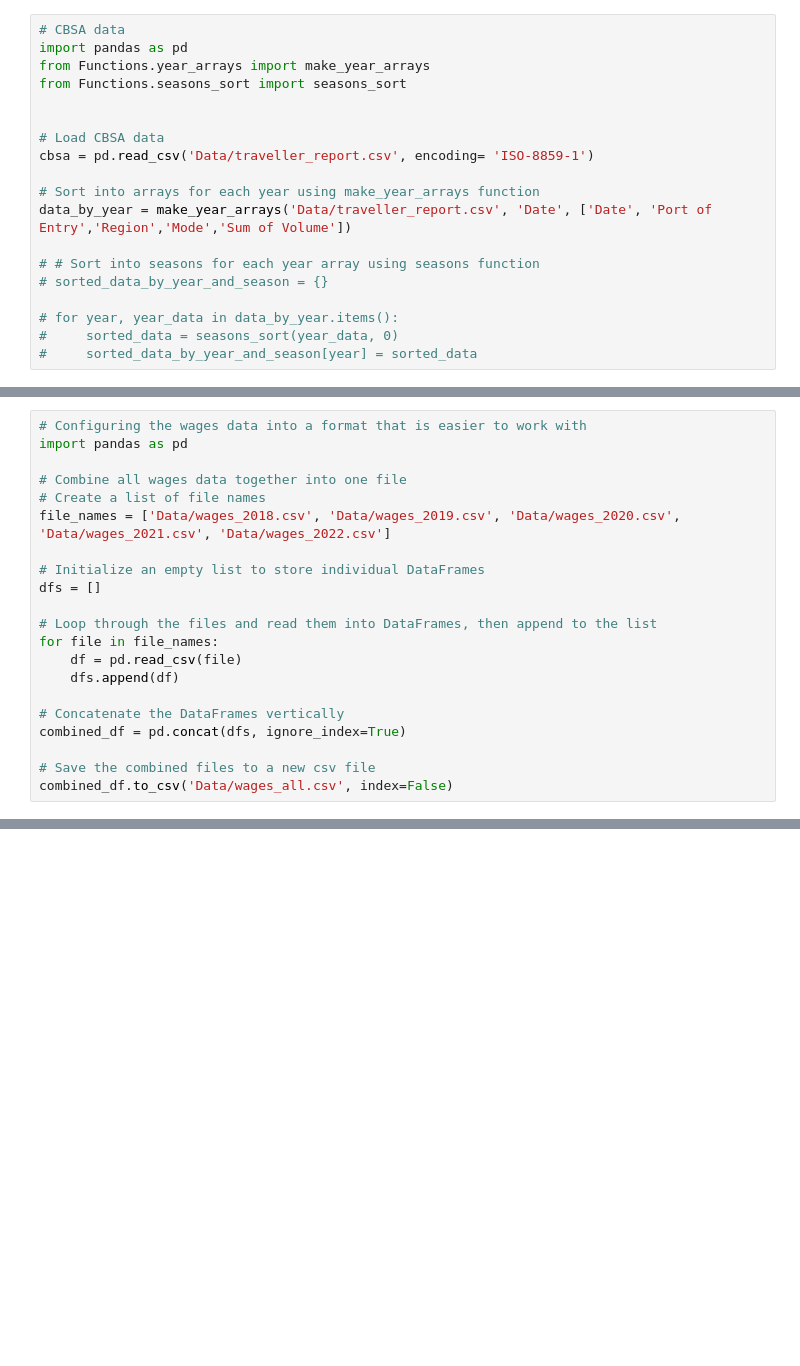
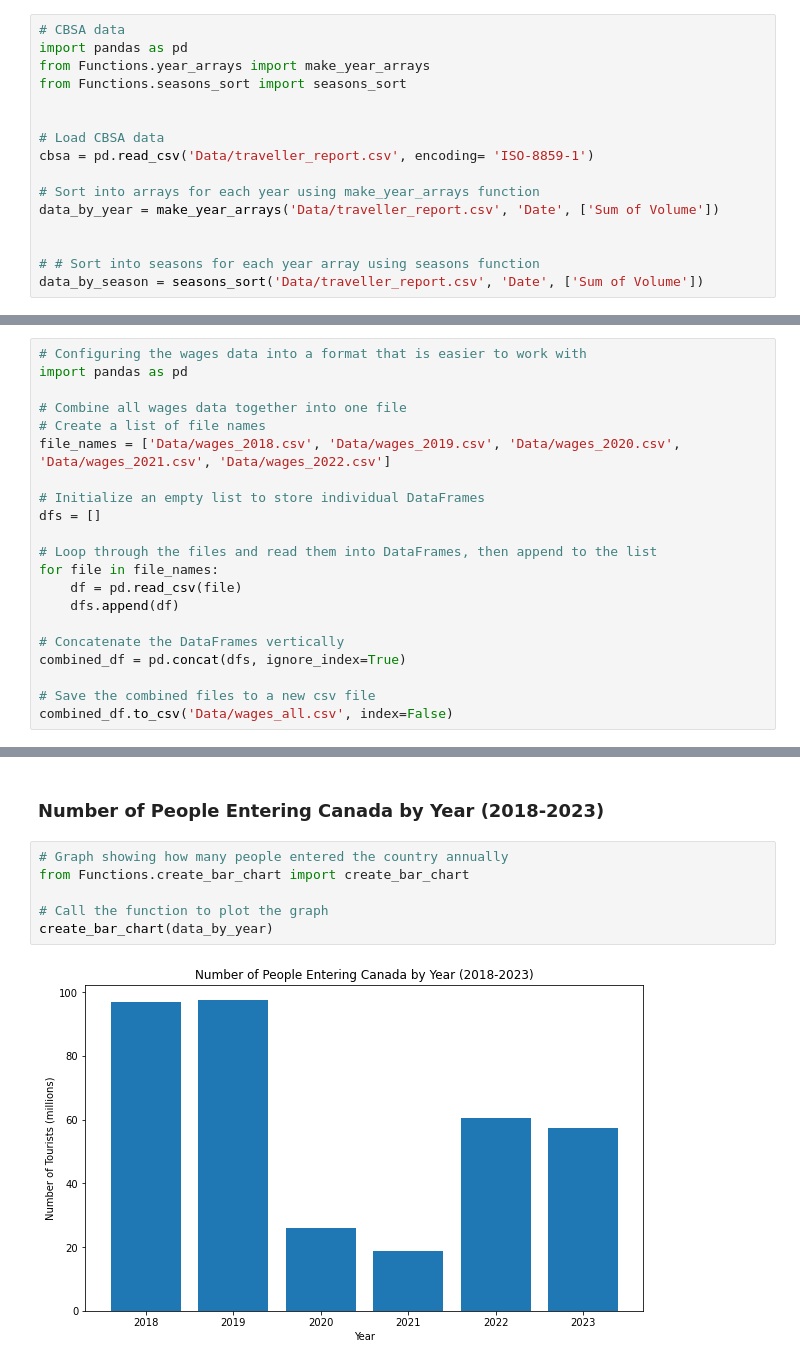
Before and after one commit to isabelconklin/ENDG310-Project-1-F2023, a Jupyter notebook: Project_1_Notebook.ipynb, the cells around one changed output, grey strips where cells are left out. Cells and saved outputs as stored; diff of their text form; blank space fills up the shorter version.

Commit message:
Made 2 graphs, did more data configuration

```diff
--- a/Project_1_Notebook.ipynb
+++ b/Project_1_Notebook.ipynb
@@ -18,11 +22,8 @@ from Functions.seasons_sort import seasons_sort
 cbsa = pd.read_csv('Data/traveller_report.csv', encoding= 'ISO-8859-1')
 
 # Sort into arrays for each year using make_year_arrays function
-data_by_year = make_year_arrays('Data/traveller_report.csv', 'Date', ['Date', 'Port of Entry','Region','Mode','Sum of Volume'])
+data_by_year = make_year_arrays('Data/traveller_report.csv', 'Date', ['Sum of Volume'])
+
 
 # # Sort into seasons for each year array using seasons function
-# sorted_data_by_year_and_season = {}
-
-# for year, year_data in data_by_year.items():
-#     sorted_data = seasons_sort(year_data, 0)
-#     sorted_data_by_year_and_season[year] = sorted_data
+data_by_season = seasons_sort('Data/traveller_report.csv', 'Date', ['Sum of Volume'])
@@ -81,0 +108,10 @@ combined_df.to_csv('Data/wages_all.csv', index=False)
+# %% [markdown]
+### Number of People Entering Canada by Year (2018-2023)
+# %%
+# Graph showing how many people entered the country annually
+from Functions.create_bar_chart import create_bar_chart
+
+# Call the function to plot the graph
+create_bar_chart(data_by_year)
+# %% [output]
+[figure, added]
```
Also changed, not shown: parts of 11 cells of this notebook, 6 other files.
